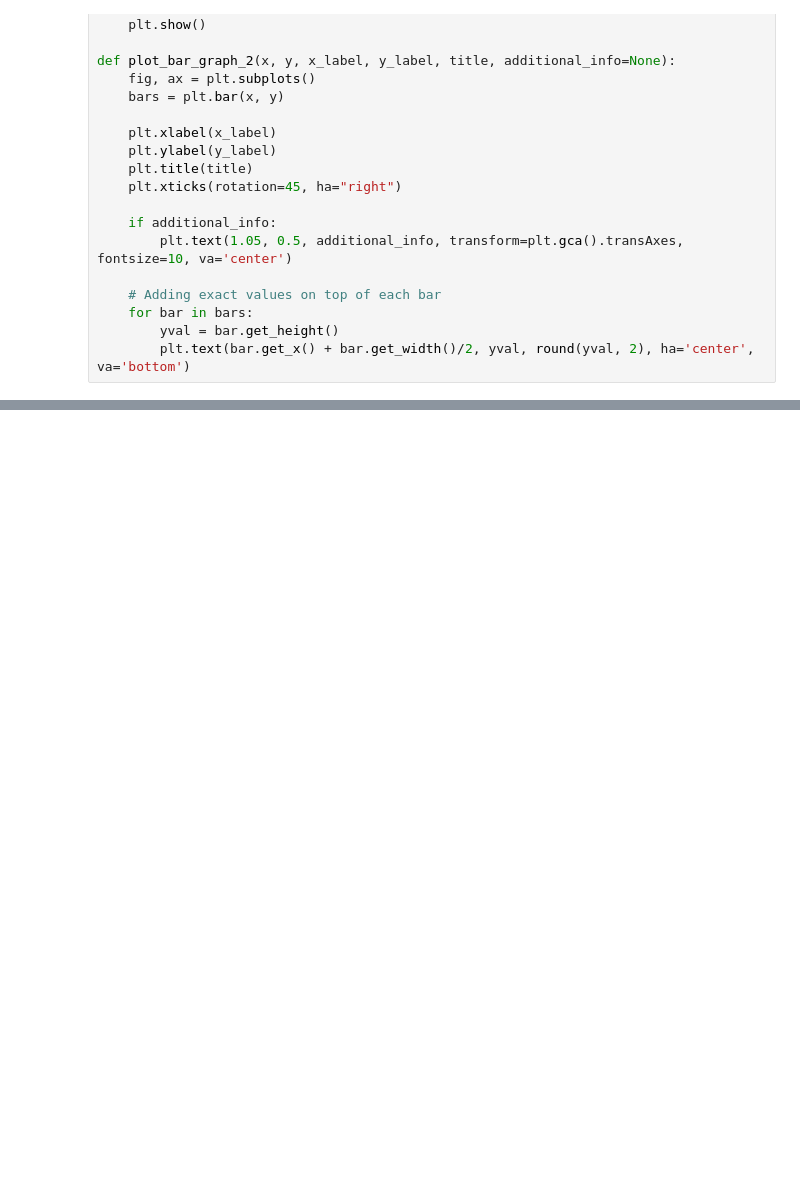
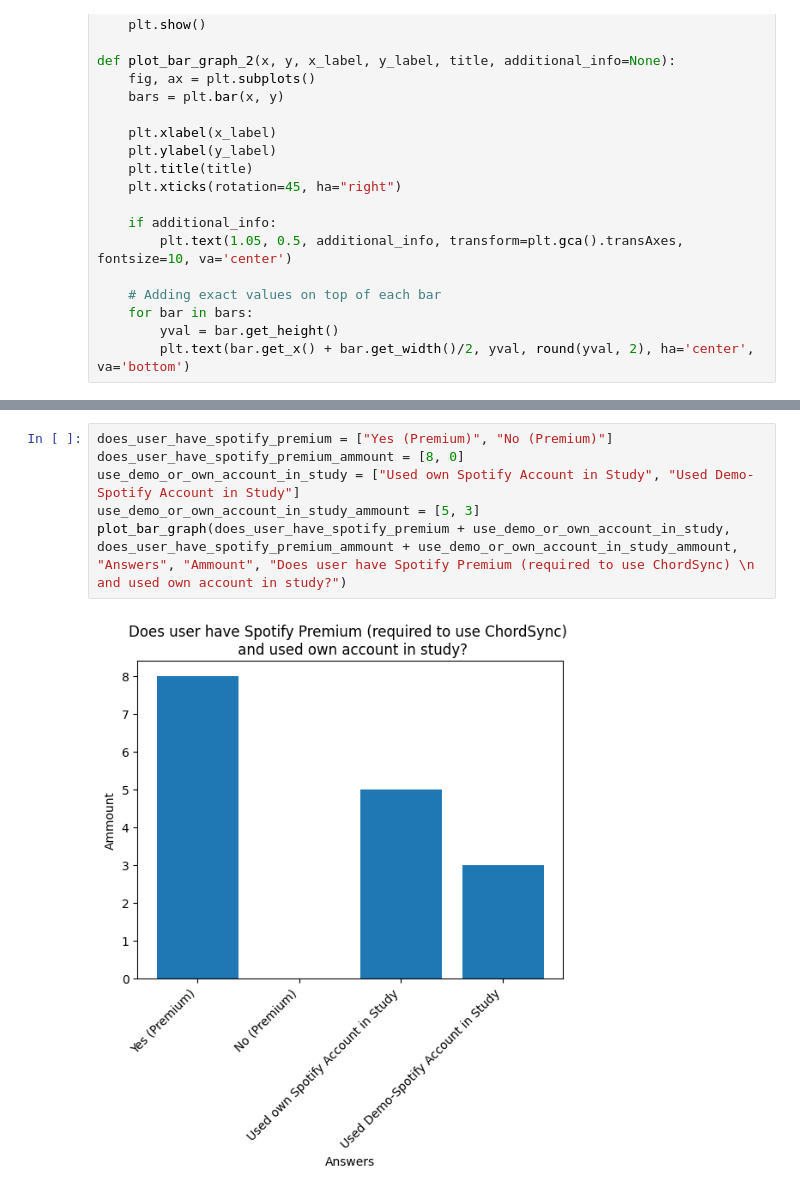
Before and after one commit to simonroedig/ChordSync_Study, a Jupyter notebook: study_analysis_task_performance.ipynb, the cells around one changed output, grey strips where cells are left out. Saved outputs shown, nothing was run; the diff lists cells and outputs as text; blank space fills up the shorter version.

```diff
--- a/study_analysis.ipynb
+++ b/study_analysis_task_performance.ipynb
@@ -139,4 +46,12 @@ used_music_provider_in_task_performance_traditional_ammount = [5, 3]
 plot_bar_graph(used_music_provider_in_task_performance_traditional, used_music_provider_in_task_performance_traditional_ammount, "Music Provider", "Ammount", "Used music provider for both songs in task performance (traditional)")
 # %% [output]
 [figure]
+# %%
+does_user_have_spotify_premium = ["Yes (Premium)", "No (Premium)"]
+does_user_have_spotify_premium_ammount = [8, 0]
+use_demo_or_own_account_in_study = ["Used own Spotify Account in Study", "Used Demo-Spotify Account in Study"]
+use_demo_or_own_account_in_study_ammount = [5, 3]
+plot_bar_graph(does_user_have_spotify_premium + use_demo_or_own_account_in_study, does_user_have_spotify_premium_ammount + use_demo_or_own_account_in_study_ammount, "Answers", "Ammount", "Does user have Spotify Premium (required to use ChordSync) \n and used own account in study?")
+# %% [output]
+[figure, added]
 # %%
```
Also changed, not shown: parts of 15 cells of this notebook, 6 other files.
